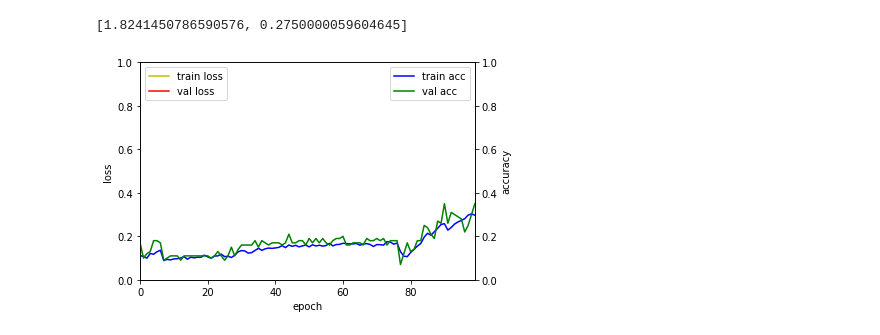
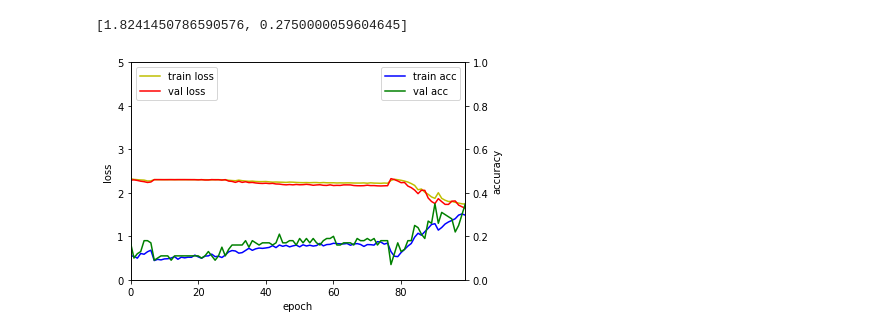
Before and after one commit to uyan21/deepLearningStudy, a Jupyter notebook: smnist.ipynb, the cells around one changed output. Drawn from its saved outputs; the diff is of its cells as text; code cells hidden in the pictures.

```diff
--- a/smnist.ipynb
+++ b/smnist.ipynb
@@ -177,21 +177,21 @@ model.evaluate(x_test,y_test)
 # %%
 #100회 반복 약 40분 걸림
 #알파고급 학습 코스트
 fig, loss_ax = plt.subplots()
 acc_ax = loss_ax.twinx()
-loss_ax.axis([0,99,0,1])
+loss_ax.axis([0,99,0,5])
 loss_ax.plot(hist.history['loss'], 'y', label='train loss')
 loss_ax.plot(hist.history['val_loss'], 'r', label='val loss')
 loss_ax.set_xlabel('epoch')
 loss_ax.set_ylabel('loss')
 loss_ax.legend(loc='upper left')
 
 acc_ax.axis([0,99,0,1])
 acc_ax.plot(hist.history['accuracy'], 'b', label='train acc')
 acc_ax.plot(hist.history['val_accuracy'], 'g', label='val acc')
 acc_ax.set_ylabel('accuracy')
 acc_ax.legend(loc='upper right')
 
 plt.show()
 # %% [output]
-[figure, old version]
+[figure, new version]
```
Also changed, not shown: parts of 1 cell of this notebook.
